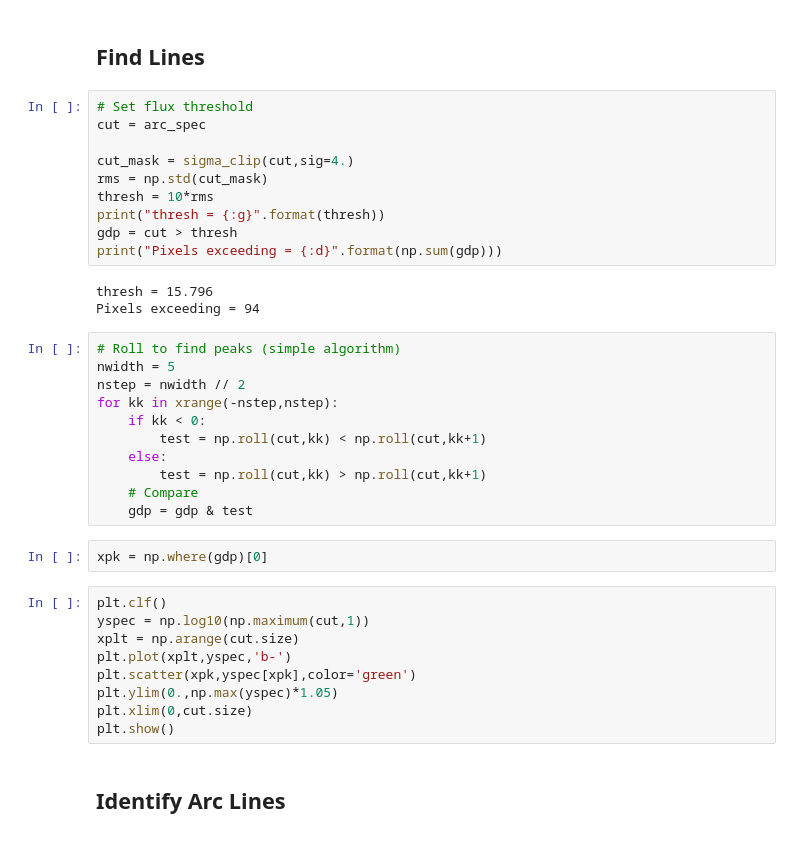
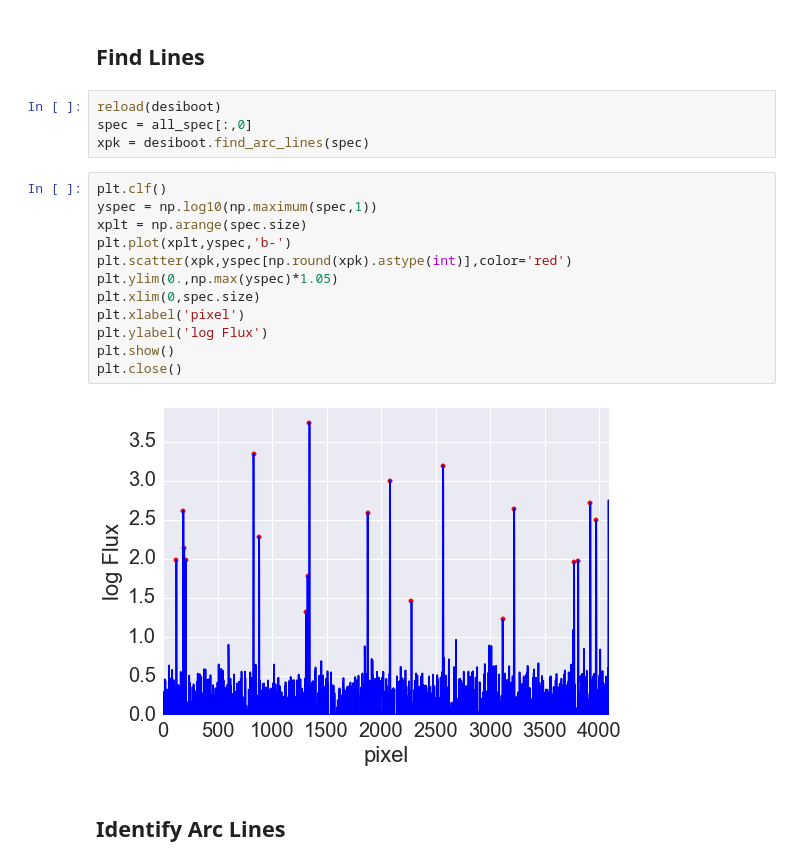
Before and after one commit to desihub/desispec, a Jupyter notebook: doc/nb/Boot_Calibs.ipynb, the cells around one changed output. Cells and saved outputs as stored; diff of their text form.

```diff
--- a/doc/nb/Boot_Calibs.ipynb
+++ b/doc/nb/Boot_Calibs.ipynb
@@ -173,40 +175,23 @@ xdb.xplot(wave0, np.arange(desi_psf.npix_y),xafits.func_val(wave0,poly_fit))
 # %% [markdown]
 ## Find Lines
-# %%
-# Set flux threshold
-cut = arc_spec
-
-cut_mask = sigma_clip(cut,sig=4.)
-rms = np.std(cut_mask)
-thresh = 10*rms
-print("thresh = {:g}".format(thresh))
-gdp = cut > thresh
-print("Pixels exceeding = {:d}".format(np.sum(gdp)))
-# %% [output]
-thresh = 15.796
-Pixels exceeding = 94
-# %%
-# Roll to find peaks (simple algorithm)
-nwidth = 5
-nstep = nwidth // 2
-for kk in xrange(-nstep,nstep):
-    if kk < 0:
-        test = np.roll(cut,kk) < np.roll(cut,kk+1)
-    else:
-        test = np.roll(cut,kk) > np.roll(cut,kk+1)
-    # Compare
-    gdp = gdp & test
-# %%
-xpk = np.where(gdp)[0]
+# %%
+reload(desiboot)
+spec = all_spec[:,0]
+xpk = desiboot.find_arc_lines(spec)
 # %%
 plt.clf()
-yspec = np.log10(np.maximum(cut,1))
-xplt = np.arange(cut.size)
+yspec = np.log10(np.maximum(spec,1))
+xplt = np.arange(spec.size)
 plt.plot(xplt,yspec,'b-')
-plt.scatter(xpk,yspec[xpk],color='green')
+plt.scatter(xpk,yspec[np.round(xpk).astype(int)],color='red')
 plt.ylim(0.,np.max(yspec)*1.05)
-plt.xlim(0,cut.size)
+plt.xlim(0,spec.size)
+plt.xlabel('pixel')
+plt.ylabel('log Flux')
 plt.show()
+plt.close()
+# %% [output]
+[figure, added]
 # %% [markdown]
 ## Identify Arc Lines
 # %%
```
Also changed, not shown: parts of 63 cells of this notebook, 2 other files.
